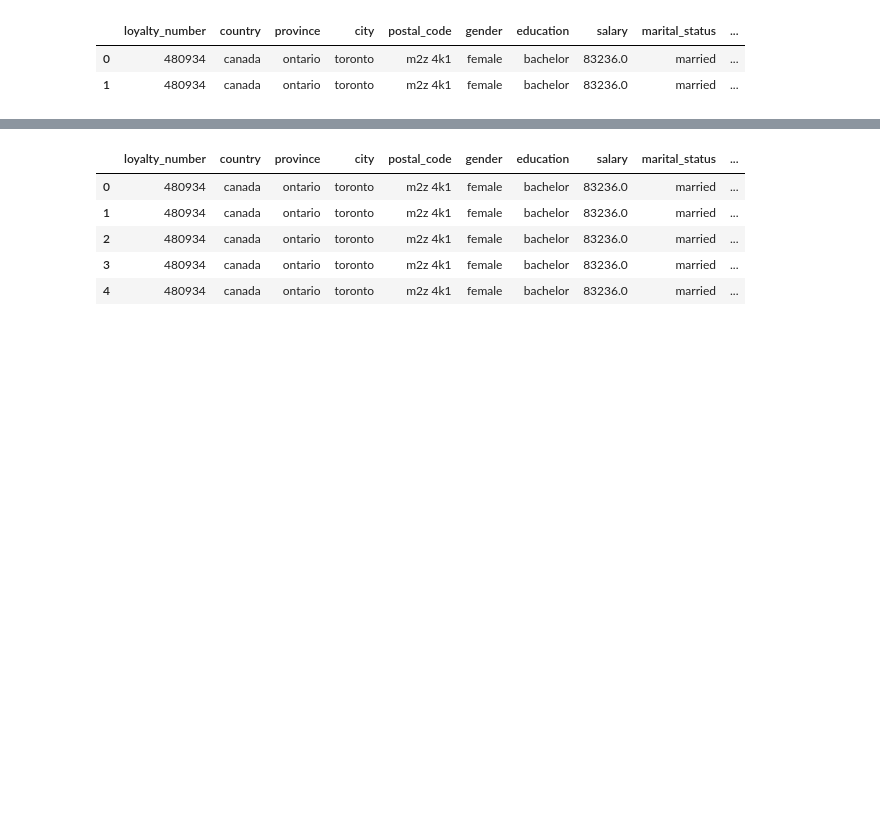
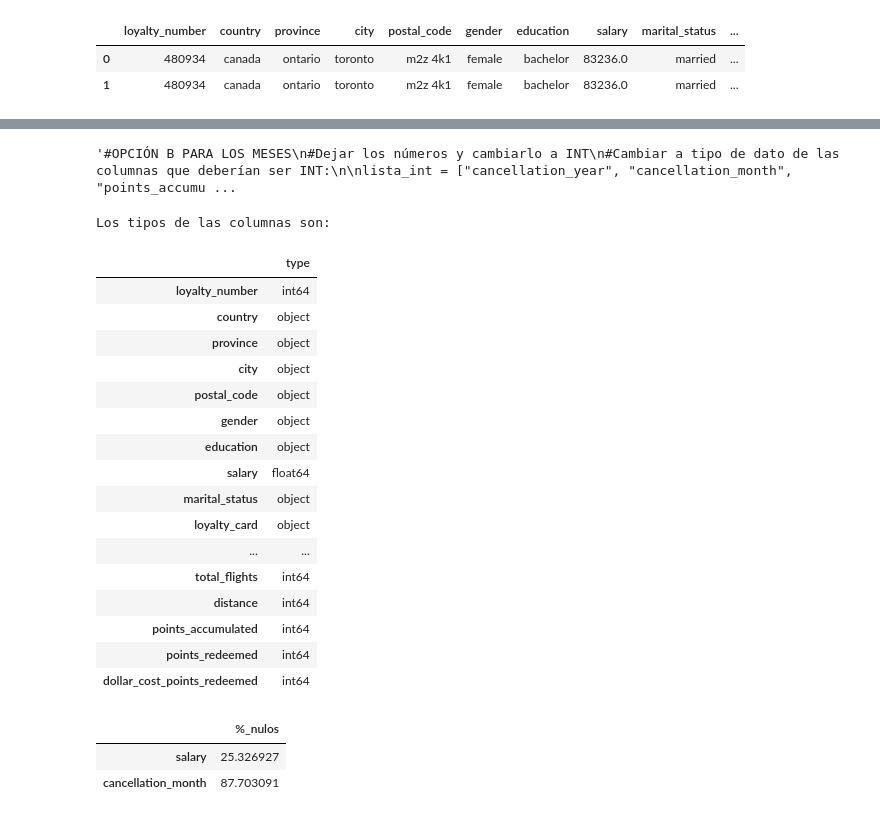
Before and after one commit to Adalab/bda-modulo-3-evaluacion-final-lmoraromero, a Jupyter notebook: evaluacion_final.ipynb, the cells around one changed output, grey strips where cells are left out. Saved outputs shown, nothing was run; the diff lists cells and outputs as text; code cells hidden in the pictures; blank space fills up the shorter version.

```diff
--- a/evaluacion_final.ipynb
+++ b/evaluacion_final.ipynb
@@ -225,3 +251,15 @@ df_union.head(2)
 |  | loyalty_number | country | province | city | postal_code | gender | education | salary | marital_status | ... |
 | 0 | 480934 | canada | ontario | toronto | m2z 4k1 | female | bachelor | 83236.0 | married | ... |
 | 1 | 480934 | canada | ontario | toronto | m2z 4k1 | female | bachelor | 83236.0 | married | ... |
+# %%
+lista_ob = ["cancellation_month"]
+
+print(f"Antes del cambio de tipo:")
+display(pd.DataFrame(df_union[["cancellation_month"]].dtypes, columns = ["type"]))
+print("----")
+
+for col in lista_ob:
+    df_union[col] = df_union[col].astype('object')
+
+print(f"Después del cambio de tipo, las columnas quedan:")
+display(pd.DataFrame(df_union[["cancellation_month"]].dtypes, columns = ["type"]))
@@ -258,10 +341,59 @@ Después del cambio de tipo, las columnas quedan:
 | points_accumulated | int64 |
-# %%
-df_union.head()
-# %% [output]
-|  | loyalty_number | country | province | city | postal_code | gender | education | salary | marital_status | ... |
-| 0 | 480934 | canada | ontario | toronto | m2z 4k1 | female | bachelor | 83236.0 | married | ... |
-| 1 | 480934 | canada | ontario | toronto | m2z 4k1 | female | bachelor | 83236.0 | married | ... |
-| 2 | 480934 | canada | ontario | toronto | m2z 4k1 | female | bachelor | 83236.0 | married | ... |
-| 3 | 480934 | canada | ontario | toronto | m2z 4k1 | female | bachelor | 83236.0 | married | ... |
-| 4 | 480934 | canada | ontario | toronto | m2z 4k1 | female | bachelor | 83236.0 | married | ... |
+# %%
+'''#OPCIÓN B PARA LOS MESES
+#Dejar los números y cambiarlo a INT
+#Cambiar a tipo de dato de las columnas que deberían ser INT:
+
+lista_int = ["cancellation_year", "cancellation_month", "points_accumulated"]
+
+#Manejamos los valores no numéricos:
+#Reemplazamos los valores no numéricos con cero:
+df_union[lista_int] = df_union[lista_int].apply(pd.to_numeric, errors='coerce').fillna(0)
+
+
+print(f"Antes del cambio de tipo:")
+display(pd.DataFrame(df_union[["cancellation_year", "cancellation_month", "points_accumulated"]].dtypes, columns = ["type"]))
+print("----")
+
+for col in lista_int:
+    df_union[col] = df_union[col].astype(int)
+
+print(f"Después del cambio de tipo, las columnas quedan:")
+display(pd.DataFrame(df_union[["cancellation_year", "cancellation_month", "points_accumulated"]].dtypes, columns = ["type"]))'''
+# %% [output]
+'#OPCIÓN B PARA LOS MESES\n#Dejar los números y cambiarlo a INT\n#Cambiar a tipo de dato de las columnas que deberían ser INT:\n\nlista_int = ["cancellation_year", "cancellation_month", "points_accumu ...
+# %%
+#Volvemos a comprobar los tipos:
+print(f"Los tipos de las columnas son:")
+display(pd.DataFrame(df_union.dtypes, columns = ["type"]))
+# %% [output]
+Los tipos de las columnas son:
+|  | type |
+| loyalty_number | int64 |
+| country | object |
+| province | object |
+| city | object |
+| postal_code | object |
+| gender | object |
+| education | object |
+| salary | float64 |
+| marital_status | object |
+| loyalty_card | object |
+| ... | ... |
+| total_flights | int64 |
+| distance | int64 |
+| points_accumulated | int64 |
+| points_redeemed | int64 |
+| dollar_cost_points_redeemed | int64 |
+# %%
+#Vamos a ver los nulos. Sacamos el porcentaje de nulos de catada columna:
+
+df_nulos = pd.DataFrame((df_union.isnull().sum() / df_union.shape[0]) * 100, columns = ["%_nulos"])
+
+df_nulos[df_nulos["%_nulos"] > 0]
+
+#podemos observar en el output que sólo hay dos columnas con nulos: salary y cancellation_month
+# %% [output]
+|  | %_nulos |
+| salary | 25.326927 |
+| cancellation_month | 87.703091 |
```
Also changed, not shown: parts of 16 cells of this notebook.
